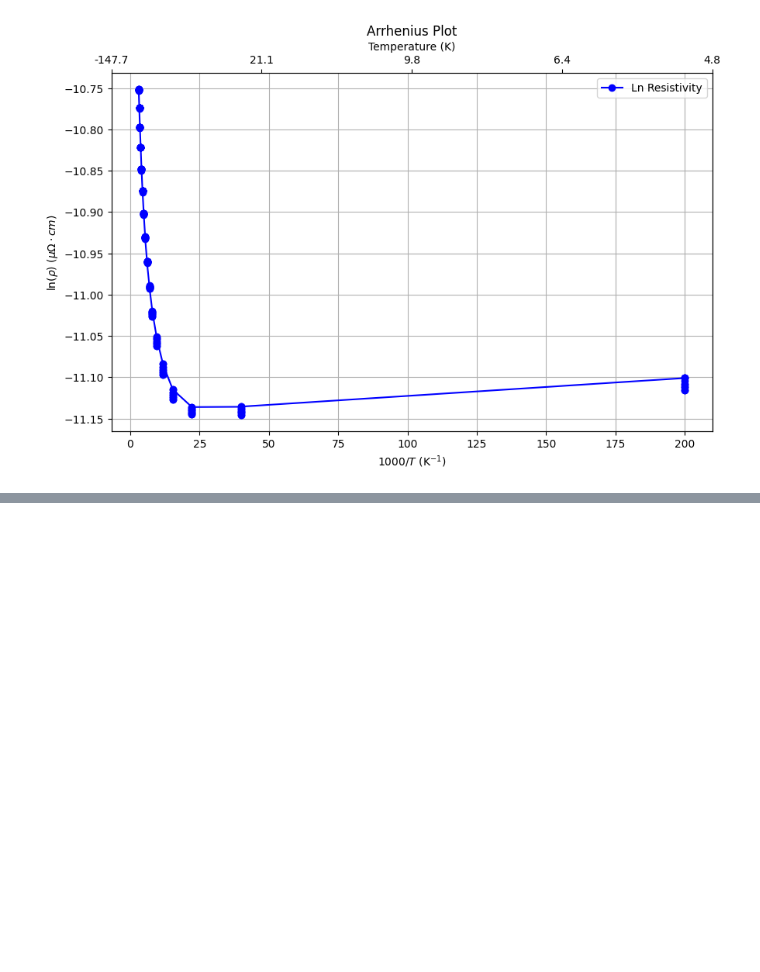
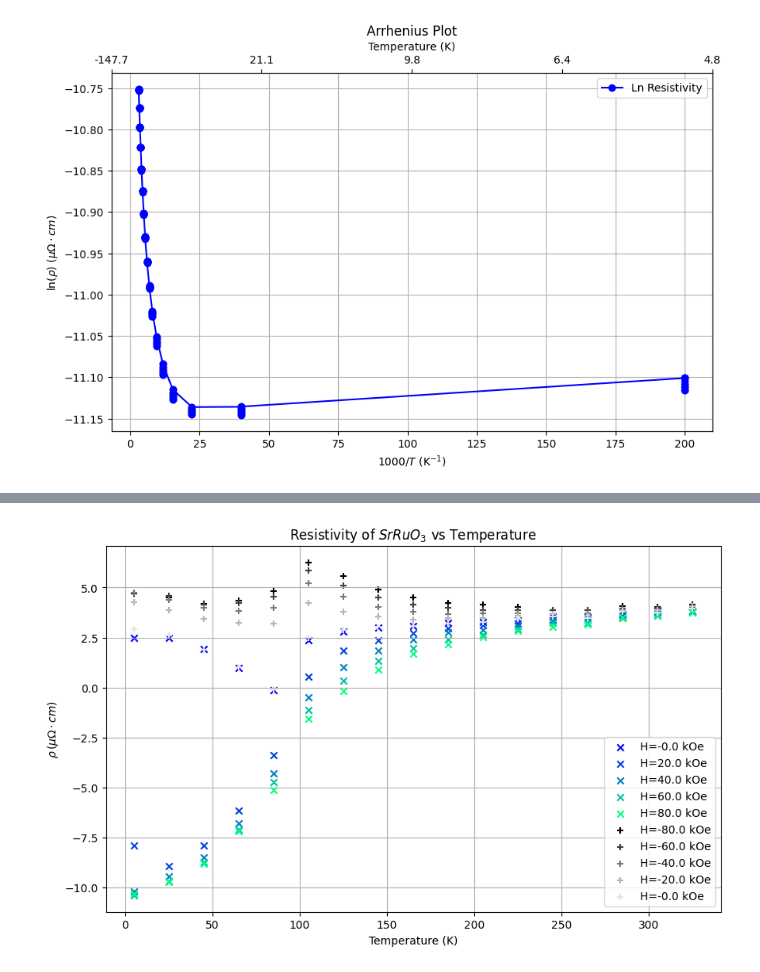
Before and after one commit to hc3413/Electronic_properties_of_thin_films, a Jupyter notebook: Analysis.ipynb, the cells around one changed output, grey strips where cells are left out. Drawn from its saved outputs; the diff is of its cells as text; code cells hidden in the pictures; blank space fills up the shorter version.

Commit message:
added hall now

```diff
--- a/Analysis.ipynb
+++ b/Analysis.ipynb
@@ -411,0 +315,39 @@ data_sliced.plot_s_smith(m=mm,n=nn,draw_labels=True, color=colors[color_count],
+# %%
+# Create a figure and axis
+fig8 = plt.figure(figsize=(10, 6))
+ax = fig8.add_subplot(111)  # Create a single subplot
+
+#c_val = plt.cm.jet(np.linspace(0,1,num_field_points))
+# Generating one set of colors for increasing positive field and one set for decreasing negative field
+# higher field is brighter color in both cases
+cmap1 = plt.get_cmap('winter')(np.linspace(0, 1, int(ctf[5] / 2)))
+cmap2 = plt.get_cmap('Greys_r')(np.linspace(0, 0.8, int(ctf[5] / 2)))
+c_val = np.vstack((cmap1, cmap2))
+
+# Create separate marker arrays for positive and negative fields stiched together
+markers = ['x'] * int(ctf[5] / 2) + ['+'] * int(ctf[5] / 2)
+
+
+for k in range(ctf[5]):
+    # Plot rho_film vs Temp
+    ax.scatter(hall_data[k::ctf[5],0], hall_data[k::ctf[5],4] * 1e8, marker=markers[k], color=c_val[k], label = f'H={np.round(res_data[k,1]/1000,decimals=0)} kOe')
+
+# Set labels and title
+ax.set_xlabel('Temperature (K)')
+ax.set_ylabel(r'$\rho\,(\mu \Omega \cdot cm)$')
+ax.set_title(r'Resistivity of $SrRuO_3$ vs Temperature')
+# ax.set_xlim(0,100)
+# ax.set_ylim(1425,1525)
+
+# Add a grid
+ax.grid(True)
+
+# Add a legend
+ax.legend()
+
+# Show the plot
+plt.show()
+
+#fig3.savefig(Path(path_out).joinpath('resistivity_vs_temperature.png'))
+# %% [output]
+[figure, added]
```
Also changed, not shown: parts of 17 cells of this notebook, 1 other file.
